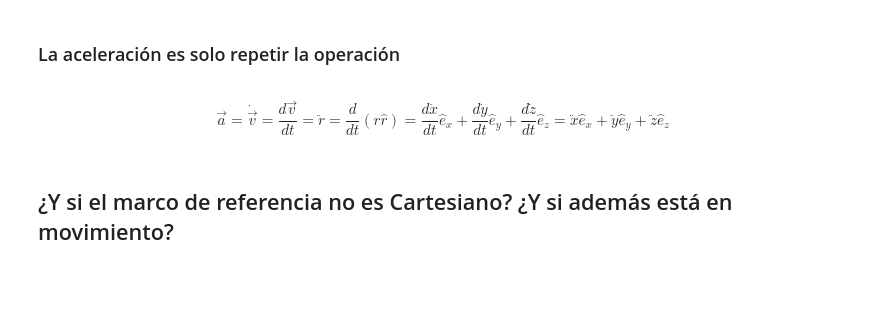
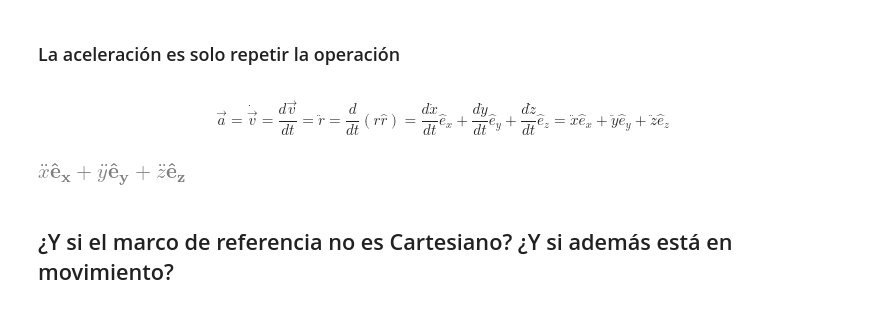
Before and after one commit to unlam/MecanicaAnaliticaComputacional, a Jupyter notebook: 01Vectorial/cinemáticaVectorial.ipynb, the cells around one changed output. Drawn from its saved outputs; the diff is of its cells as text; code cells hidden in the pictures; blank space fills up the shorter version.

```diff
--- a/01Vectorial/cinemáticaVectorial.ipynb
+++ b/01Vectorial/cinemáticaVectorial.ipynb
@@ -197,8 +197,10 @@ $$
 \ddot{z} \hat{e}_z
 $$
 # %%
-a = v.dt(E)
+a = v.dt(e)
 a
+# %% [output]
+[figure, added]
 # %% [markdown]
 ## ¿Y si el marco de referencia no es Cartesiano? ¿Y si además está en movimiento?
 # %% [markdown]
```
Also changed, not shown: parts of 12 cells of this notebook.
